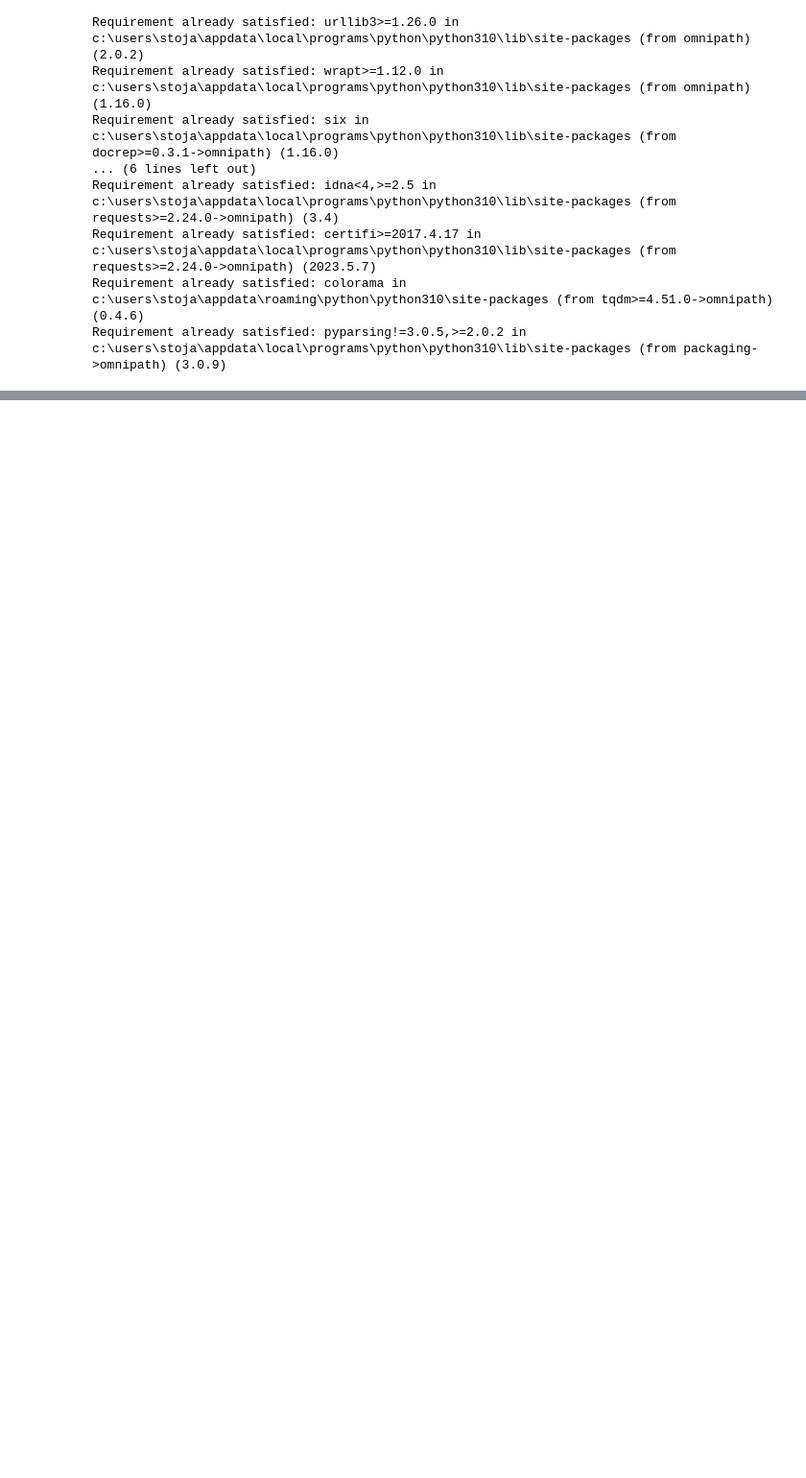
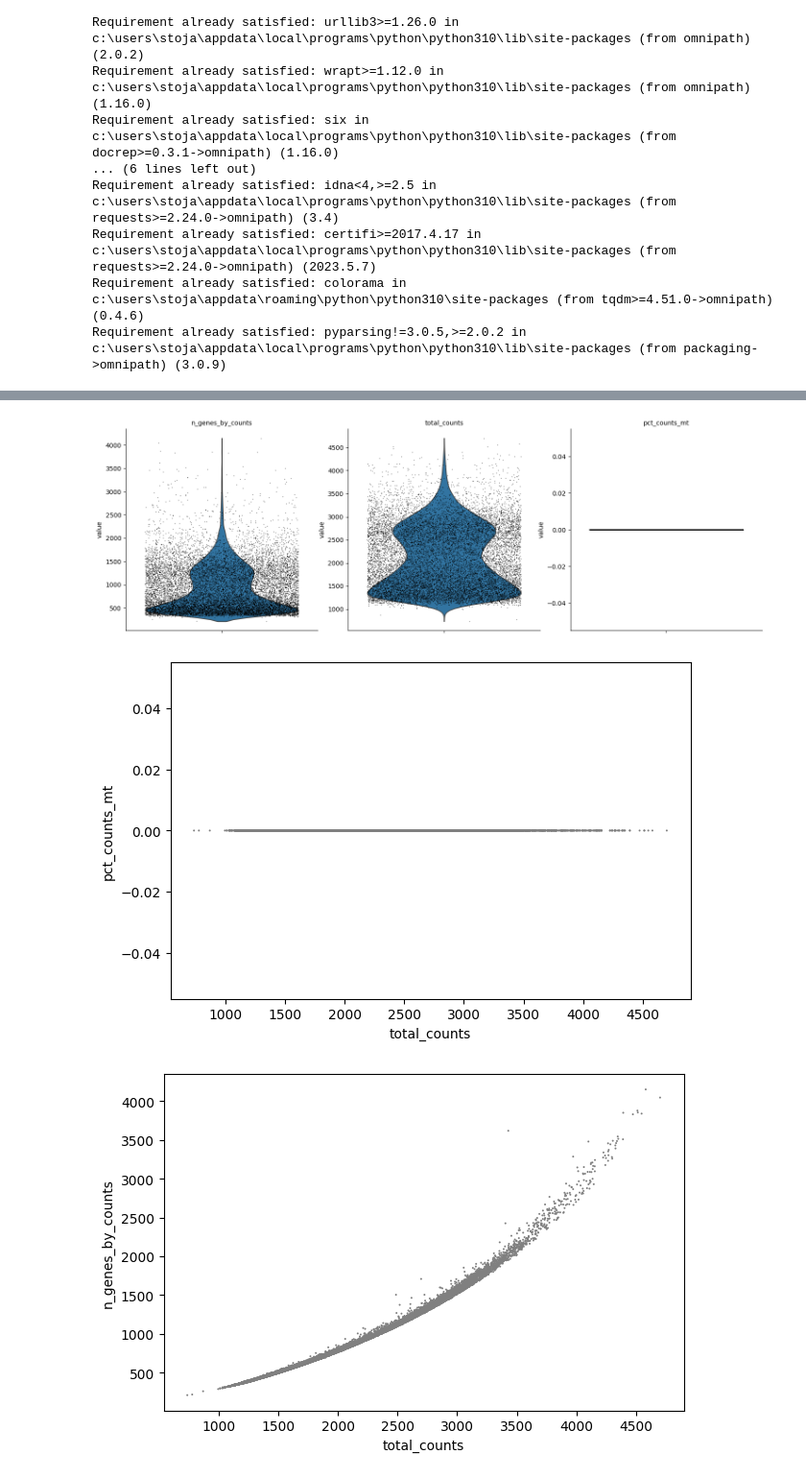
Before and after one commit to RixRasa/Genomics, a Jupyter notebook: Domaci3.ipynb, the cells around one changed output, grey strips where cells are left out. Shown at 96% size. Cells and saved outputs as stored; diff of their text form; code cells hidden in the pictures; blank space fills up the shorter version.

```diff
--- a/Domaci3.ipynb
+++ b/Domaci3.ipynb
@@ -60,0 +78,11 @@ import decoupler as dc
+# %%
+ada.var['mt'] = ada.var_names.str.startswith('MT-')
+sc.pp.calculate_qc_metrics(ada, qc_vars=["mt"], percent_top=None, log1p=False, inplace=True)
+# %%
+sc.pl.violin(ada, ["n_genes_by_counts", "total_counts", "pct_counts_mt"], jitter=0.4, multi_panel=True)
+sc.pl.scatter(ada, x="total_counts", y="pct_counts_mt")
+sc.pl.scatter(ada, x="total_counts", y="n_genes_by_counts")
+# %% [output]
+[figure, added]
+[figure, added]
+[figure, added]
```
Also changed, not shown: parts of 28 cells of this notebook, 1 other file.
